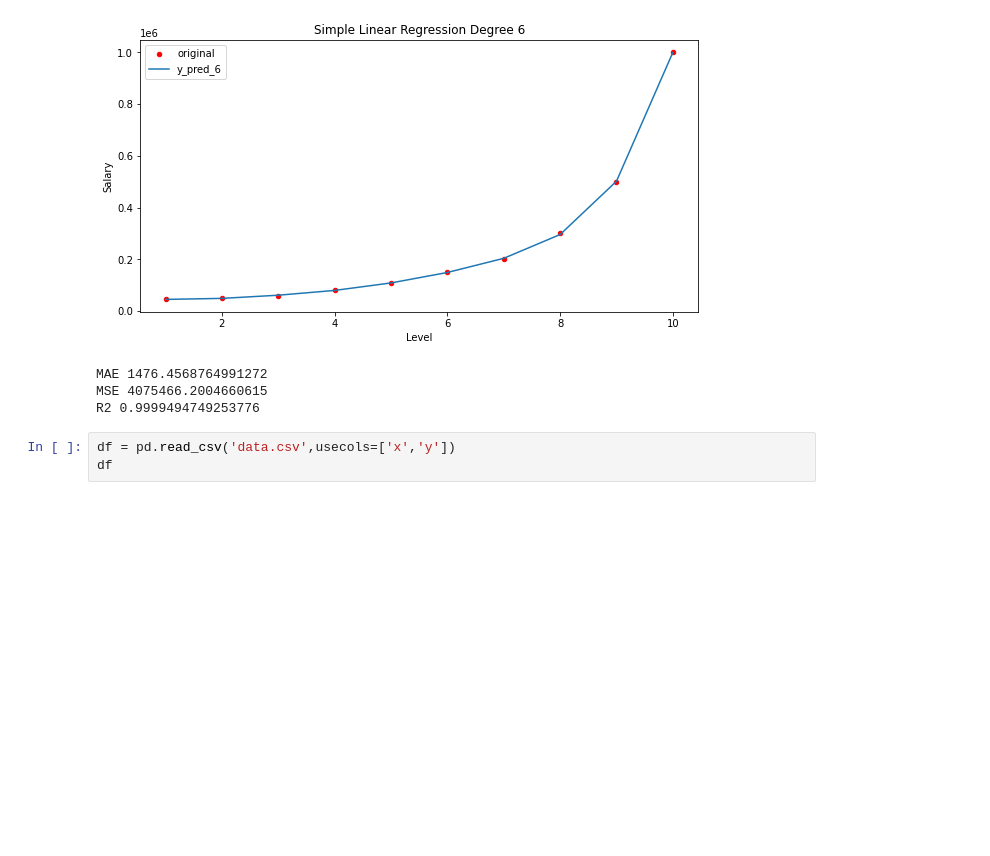
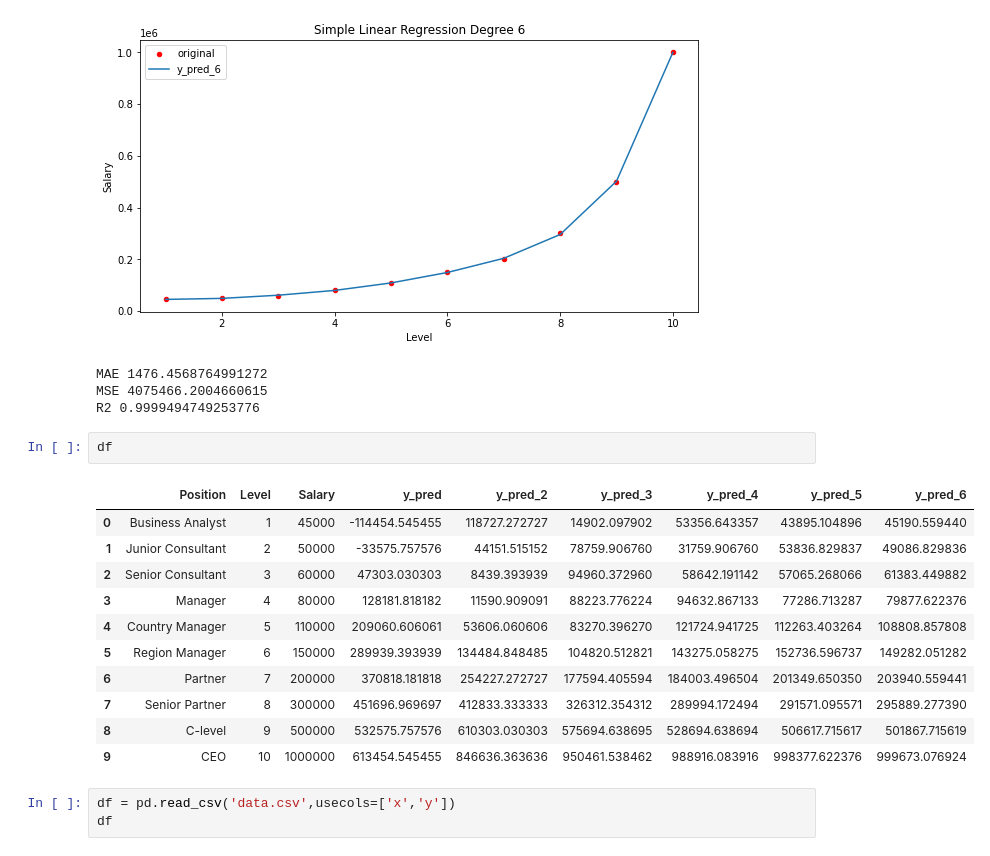
Before and after one commit to digipodium/DP-JUN-ML-200-MTTF, a Jupyter notebook: supervised/regression/polynomial_reg.ipynb, the cells around one changed output. Cells and saved outputs as stored; diff of their text form; blank space fills up the shorter version.

```diff
--- a/supervised/regression/polynomial_reg.ipynb
+++ b/supervised/regression/polynomial_reg.ipynb
@@ -151,6 +151,20 @@ print("R2",r2_score(y,ypred))
 MAE 1476.4568764991272
 MSE 4075466.2004660615
 R2 0.9999494749253776
+# %%
+df
+# %% [output]
+|  | Position | Level | Salary | y_pred | y_pred_2 | y_pred_3 | y_pred_4 | y_pred_5 | y_pred_6 |
+| 0 | Business Analyst | 1 | 45000 | -114454.545455 | 118727.272727 | 14902.097902 | 53356.643357 | 43895.104896 | 45190.559440 |
+| 1 | Junior Consultant | 2 | 50000 | -33575.757576 | 44151.515152 | 78759.906760 | 31759.906760 | 53836.829837 | 49086.829836 |
+| 2 | Senior Consultant | 3 | 60000 | 47303.030303 | 8439.393939 | 94960.372960 | 58642.191142 | 57065.268066 | 61383.449882 |
+| 3 | Manager | 4 | 80000 | 128181.818182 | 11590.909091 | 88223.776224 | 94632.867133 | 77286.713287 | 79877.622376 |
+| 4 | Country Manager | 5 | 110000 | 209060.606061 | 53606.060606 | 83270.396270 | 121724.941725 | 112263.403264 | 108808.857808 |
+| 5 | Region Manager | 6 | 150000 | 289939.393939 | 134484.848485 | 104820.512821 | 143275.058275 | 152736.596737 | 149282.051282 |
+| 6 | Partner | 7 | 200000 | 370818.181818 | 254227.272727 | 177594.405594 | 184003.496504 | 201349.650350 | 203940.559441 |
+| 7 | Senior Partner | 8 | 300000 | 451696.969697 | 412833.333333 | 326312.354312 | 289994.172494 | 291571.095571 | 295889.277390 |
+| 8 | C-level | 9 | 500000 | 532575.757576 | 610303.030303 | 575694.638695 | 528694.638694 | 506617.715617 | 501867.715619 |
+| 9 | CEO | 10 | 1000000 | 613454.545455 | 846636.363636 | 950461.538462 | 988916.083916 | 998377.622376 | 999673.076924 |
 # %%
 df = pd.read_csv('data.csv',usecols=['x','y'])
 df
```
Also changed, not shown: parts of 1 cell of this notebook.
